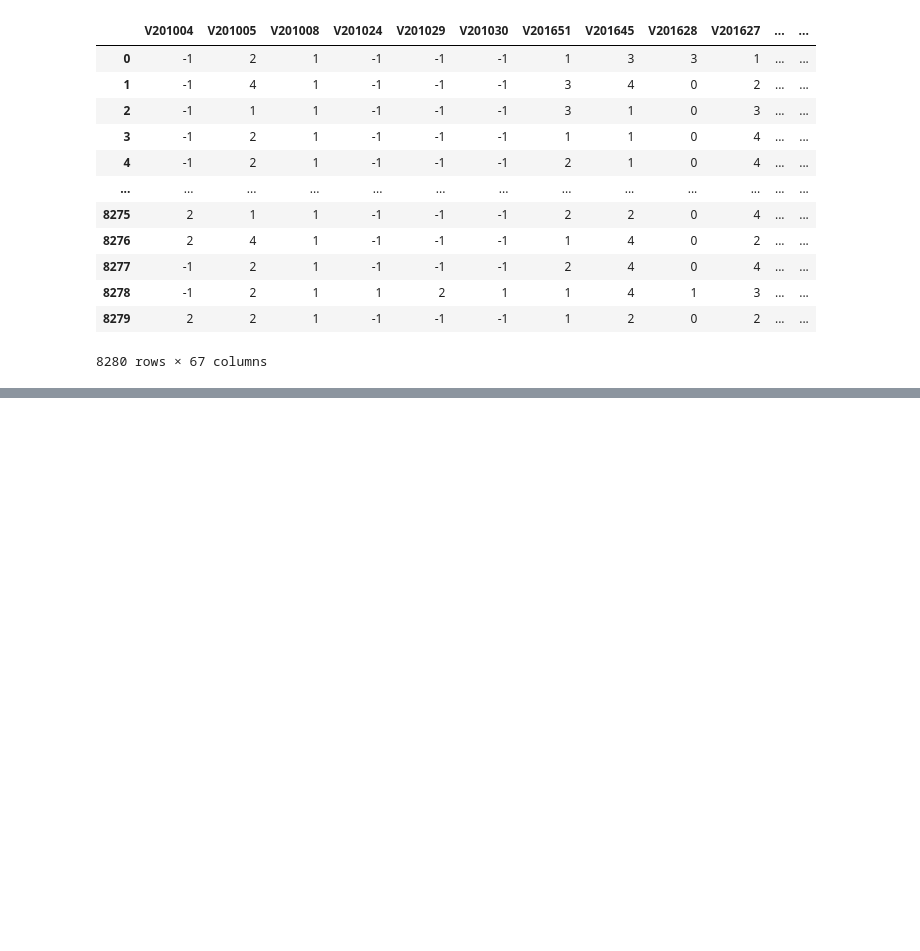
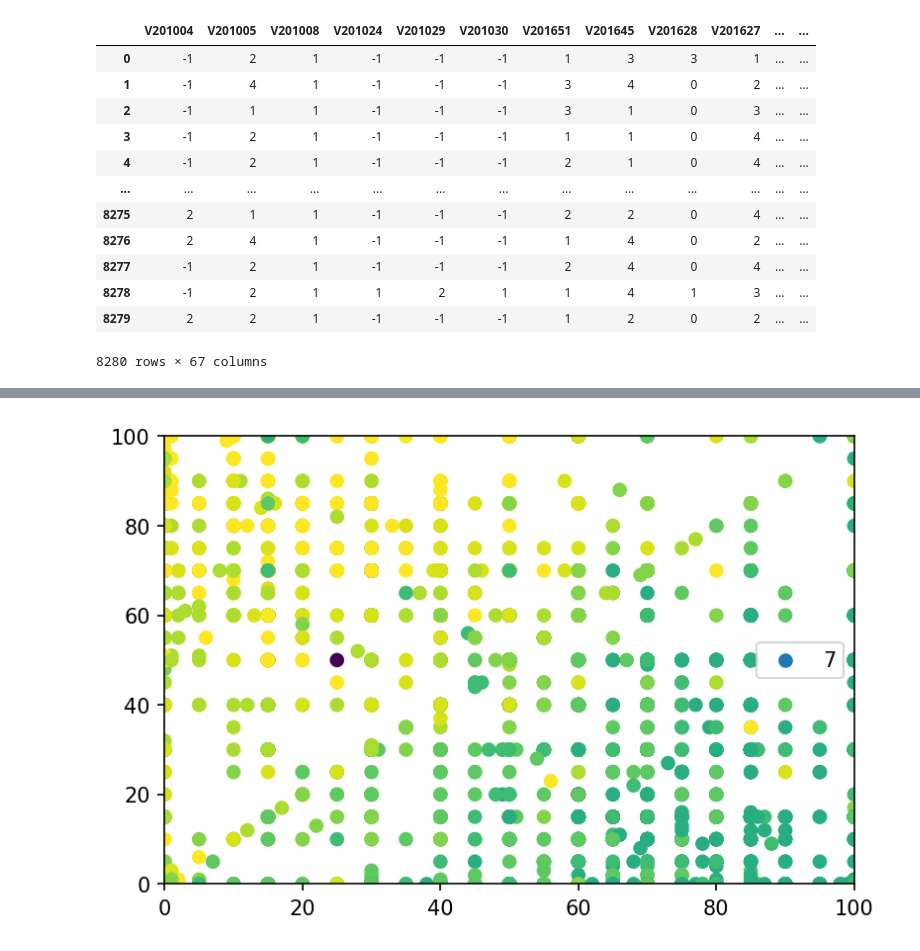
Before and after one commit to jprichmond20/2020ElectionStudy, a Jupyter notebook: 2020 Election Notebook.ipynb, the cells around one changed output, grey strips where cells are left out. Cells and saved outputs as stored; diff of their text form; code cells hidden in the pictures; blank space fills up the shorter version.

```diff
--- a/2020 Election Notebook.ipynb
+++ b/2020 Election Notebook.ipynb
@@ -117,0 +129,12 @@ df.rename(columns = {V2012004:})
+# %%
+plt.figure(dpi=150)
+parties = ['D', 'R']
+colors = {'-9':'blue', '-8':'red', '-1':'green', '1':'blue', '2':'red', '4':'red', '5':'blue'}
+plt.scatter(df['V201156'], df['V201157'], c=df['V201231x'])
+
+plt.xlim(0,100)
+plt.ylim(0,100)
+plt.legend(df['V201231x'].values)
+plt.show()
+# %% [output]
+[figure, added]
```
Also changed, not shown: parts of 11 cells of this notebook.
